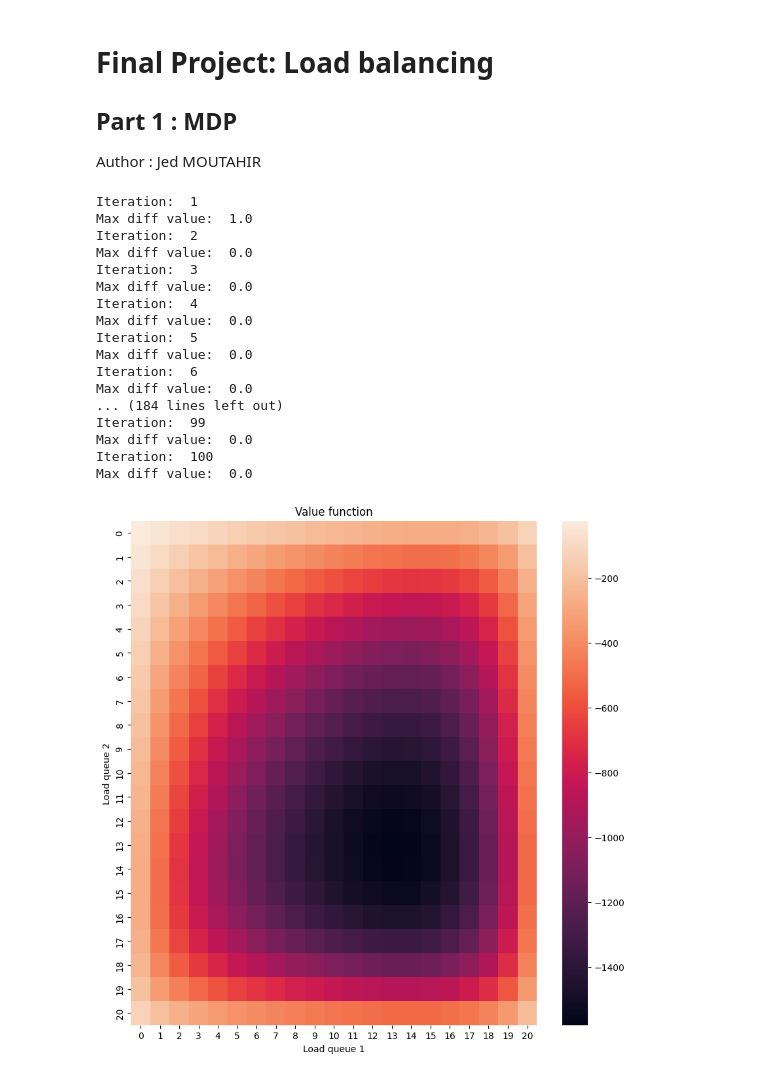
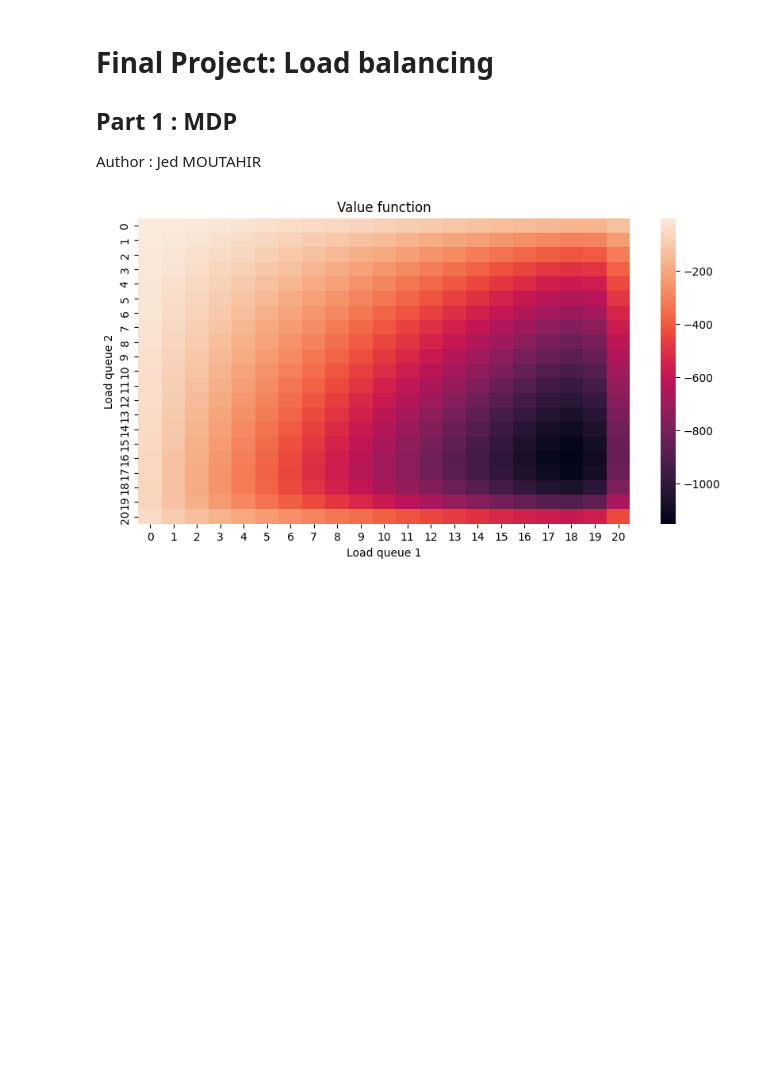
Before and after one commit to JedMoutahir/Travail-SN-ENSEEIHT, a Jupyter notebook: 3A/RL/Project/MDP/project.ipynb, the cells around one changed output. Drawn from its saved outputs; the diff is of its cells as text; code cells hidden in the pictures; blank space fills up the shorter version.

```diff
--- a/3A/RL/Project/MDP/project.ipynb
+++ b/3A/RL/Project/MDP/project.ipynb
@@ -328,40 +328,24 @@ def simulateLoadBalencing(lambdA, mu1, mu2, gamma, Q1_max, Q2_max, N, policy):
     return rewards, actions, load_1, load_2
 # %%
 # Parameters
-lambdA = 0.4
+lambdA = 0.3
 mu1 = 0.2
-mu2 = 0.2
+mu2 = 0.4
 gamma = 0.99
 Q1_max = 20
 Q2_max = 20
 # %%
 # Plot the value function
 V = computeValueFunctionMDPRecc(lambdA, mu1, mu2, gamma, Q1_max, Q2_max, 100, 0.01)
-fig, ax = plt.subplots(figsize=(10, 10))
+fig, ax = plt.subplots(figsize=(10, 5))
 sns.heatmap(V, annot=False, ax=ax)
 plt.xlabel("Load queue 1")
 plt.ylabel("Load queue 2")
 plt.title("Value function")
+plt.savefig("value_function_random_policy.png")
 plt.show()
 # %% [output]
-Iteration:  1
-Max diff value:  1.0
-Iteration:  2
-Max diff value:  0.0
-Iteration:  3
-Max diff value:  0.0
-Iteration:  4
-Max diff value:  0.0
-Iteration:  5
-Max diff value:  0.0
-Iteration:  6
-Max diff value:  0.0
-... (184 lines left out)
-Iteration:  99
-Max diff value:  0.0
-Iteration:  100
-Max diff value:  0.0
-[figure, old version]
+[figure, new version]
 # %%
 # Plot the optimal policy
 pi, V = optimalControlMDP(lambdA, mu1, mu2, gamma, Q1_max, Q2_max, 100, 0.01)
```
Also changed, not shown: parts of 7 cells of this notebook, 20 other files.
